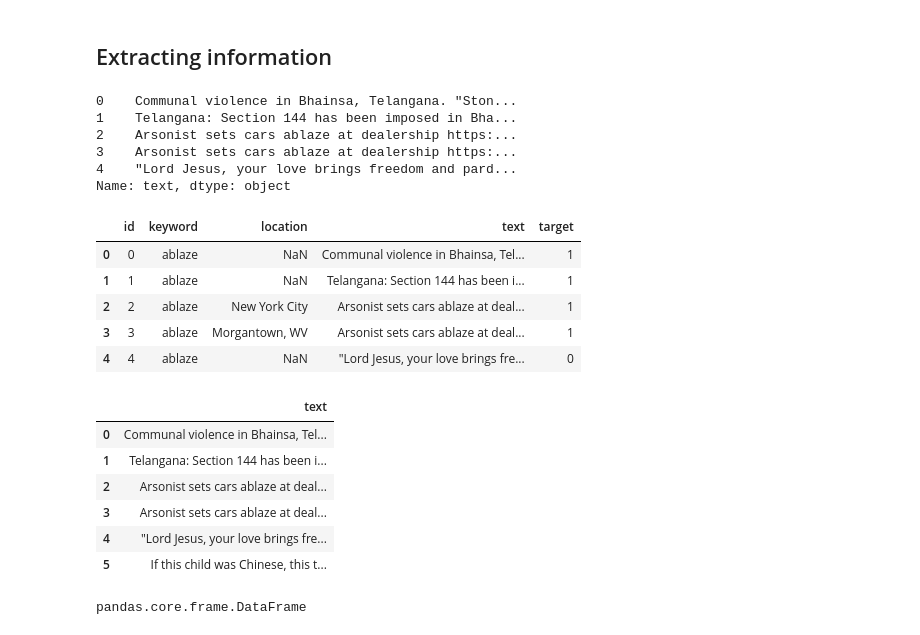
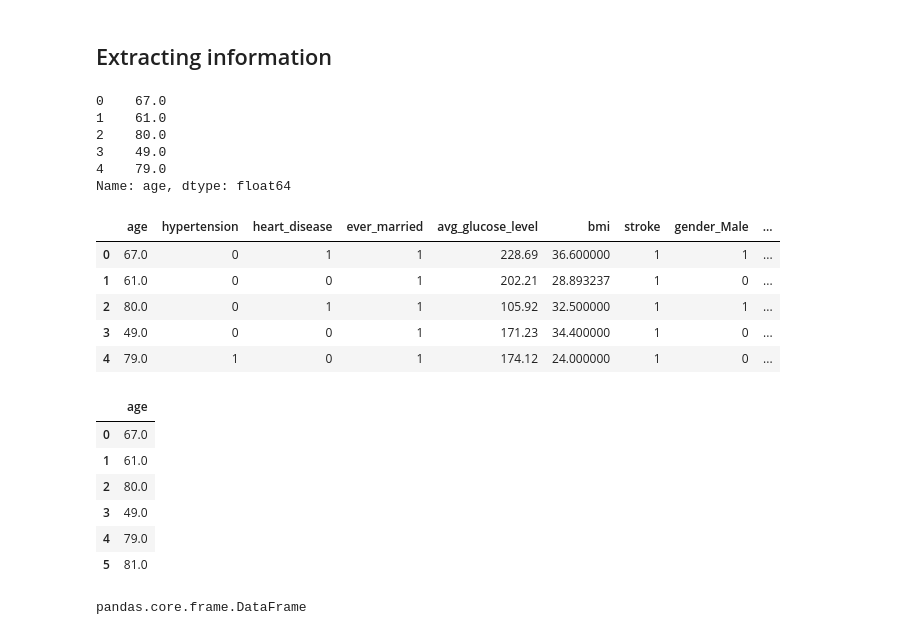
Before and after one commit to gergobogacsovics/ML_in_practice, a Jupyter notebook: 1/lecture-01-3-pandas.ipynb, the cells around one changed output. Drawn from its saved outputs; the diff is of its cells as text; code cells hidden in the pictures.

```diff
--- a/1/lecture-01-3-pandas.ipynb
+++ b/1/lecture-01-3-pandas.ipynb
@@ -19,3 +16,5 @@ df = pd.read_csv("../data/tweets.csv")
+# %%
+df = pd.read_csv("https://raw.githubusercontent.com/gergobogacsovics/ML_in_practice/main/data/1/healthcare-dataset-stroke-data-clean.csv")
 # %%
 df.head()
 # %% [output]
@@ -92,31 +84,31 @@ array([[0, 'ablaze', nan,
 # %% [markdown]
 ## Extracting information
 # %%
-df["text"].head()
+df["age"].head()
 # %% [output]
-0    Communal violence in Bhainsa, Telangana. "Ston...
-1    Telangana: Section 144 has been imposed in Bha...
-2    Arsonist sets cars ablaze at dealership https:...
-3    Arsonist sets cars ablaze at dealership https:...
-4    "Lord Jesus, your love brings freedom and pard...
-Name: text, dtype: object
+0    67.0
+1    61.0
+2    80.0
+3    49.0
+4    79.0
+Name: age, dtype: float64
 # %%
 df[0:5]
 # %% [output]
-|  | id | keyword | location | text | target |
-| 0 | 0 | ablaze | NaN | Communal violence in Bhainsa, Tel... | 1 |
-| 1 | 1 | ablaze | NaN | Telangana: Section 144 has been i... | 1 |
-| 2 | 2 | ablaze | New York City | Arsonist sets cars ablaze at deal... | 1 |
-| 3 | 3 | ablaze | Morgantown, WV | Arsonist sets cars ablaze at deal... | 1 |
-| 4 | 4 | ablaze | NaN | "Lord Jesus, your love brings fre... | 0 |
+|  | age | hypertension | heart_disease | ever_married | avg_glucose_level | bmi | stroke | gender_Male | ... |
+| 0 | 67.0 | 0 | 1 | 1 | 228.69 | 36.600000 | 1 | 1 | ... |
+| 1 | 61.0 | 0 | 0 | 1 | 202.21 | 28.893237 | 1 | 0 | ... |
+| 2 | 80.0 | 0 | 1 | 1 | 105.92 | 32.500000 | 1 | 1 | ... |
+| 3 | 49.0 | 0 | 0 | 1 | 171.23 | 34.400000 | 1 | 0 | ... |
+| 4 | 79.0 | 1 | 0 | 1 | 174.12 | 24.000000 | 1 | 0 | ... |
 # %%
-df.loc[:5, ["text"]]
+df.loc[:5, ["age"]]
 # %% [output]
-|  | text |
-| 0 | Communal violence in Bhainsa, Tel... |
-| 1 | Telangana: Section 144 has been i... |
-| 2 | Arsonist sets cars ablaze at deal... |
-| 3 | Arsonist sets cars ablaze at deal... |
-| 4 | "Lord Jesus, your love brings fre... |
-| 5 | If this child was Chinese, this t... |
+|  | age |
+| 0 | 67.0 |
+| 1 | 61.0 |
+| 2 | 80.0 |
+| 3 | 49.0 |
+| 4 | 79.0 |
+| 5 | 81.0 |
 # %%
```
Also changed, not shown: parts of 35 cells of this notebook, 2 other files.
